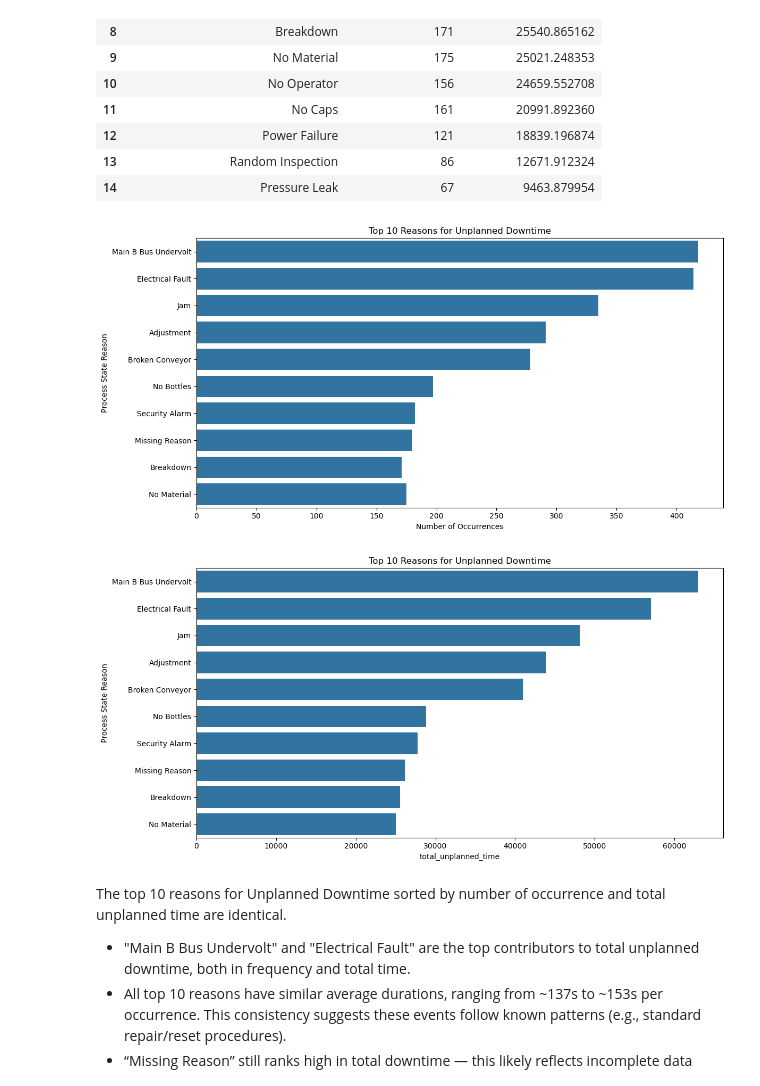
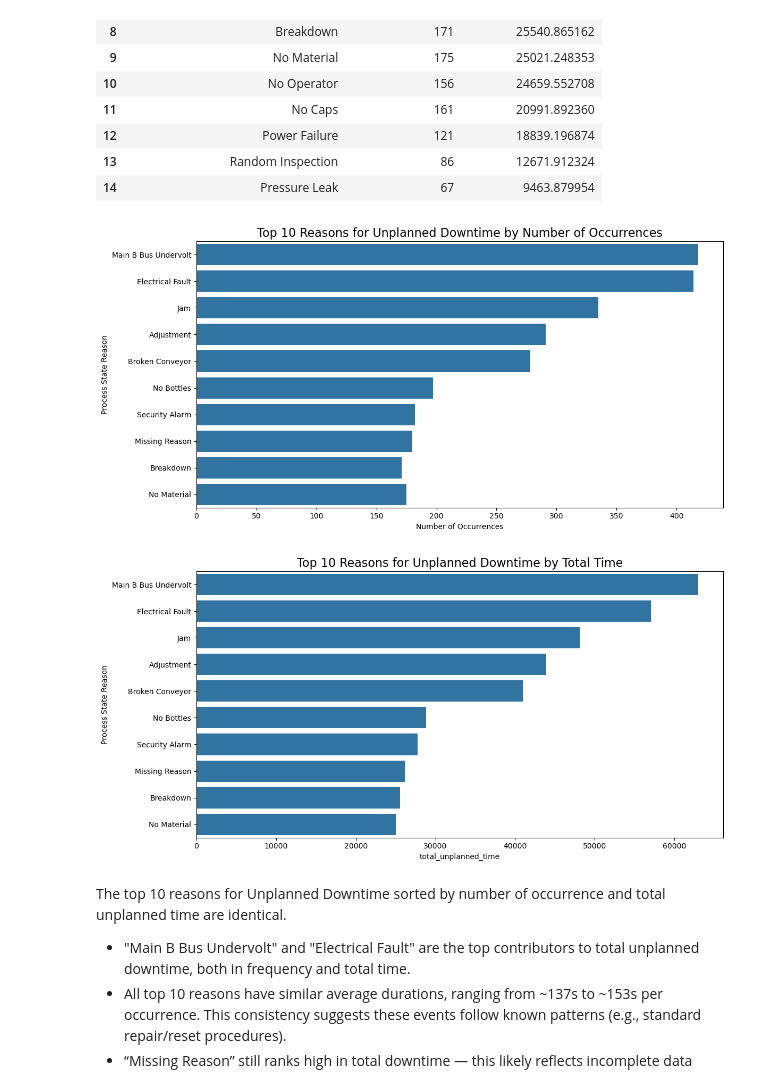
Before and after one commit to carrieyxia/BeerBo_Printing, a Jupyter notebook: manufacturing_analytics.ipynb, the cells around one changed output. Drawn from its saved outputs; the diff is of its cells as text; code cells hidden in the pictures.

```diff
--- a/manufacturing_analytics.ipynb
+++ b/manufacturing_analytics.ipynb
@@ -411,17 +411,17 @@ reason_df
 # %%
 plt.figure(figsize=(12, 6))
 sns.barplot(
     x='num_occurrences',
     y='process_state_reason_display_name',
     data=reason_df.head(10)
 )
 plt.xlabel('Number of Occurrences')
 plt.ylabel('Process State Reason')
-plt.title('Top 10 Reasons for Unplanned Downtime')
+plt.title('Top 10 Reasons for Unplanned Downtime by Number of Occurrences', fontsize=16)
 plt.tight_layout()
 plt.show()
 # %% [output]
-[figure, old version]
+[figure, new version]
 # %%
 reason_df = reason_df.sort_values(by = 'total_unplanned_time', ascending = False)
 # %%
@@ -433,11 +433,11 @@ sns.barplot(
 )
 plt.xlabel('total_unplanned_time')
 plt.ylabel('Process State Reason')
-plt.title('Top 10 Reasons for Unplanned Downtime')
+plt.title('Top 10 Reasons for Unplanned Downtime by Total Time', fontsize=16)
 plt.tight_layout()
 plt.show()
 # %% [output]
-[figure, old version]
+[figure, new version]
 # %% [markdown]
 The top 10 reasons for Unplanned Downtime sorted by number of occurrence and total unplanned time are identical.
 - "Main B Bus Undervolt" and "Electrical Fault" are the top contributors to total unplanned downtime, both in frequency and total time.
```
Also changed, not shown: parts of 1 cell of this notebook.
